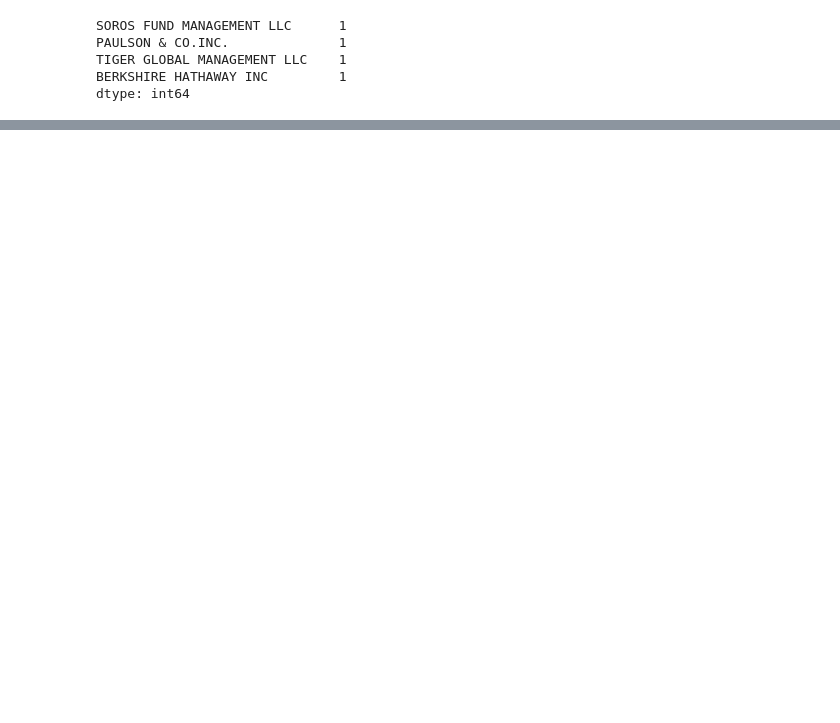
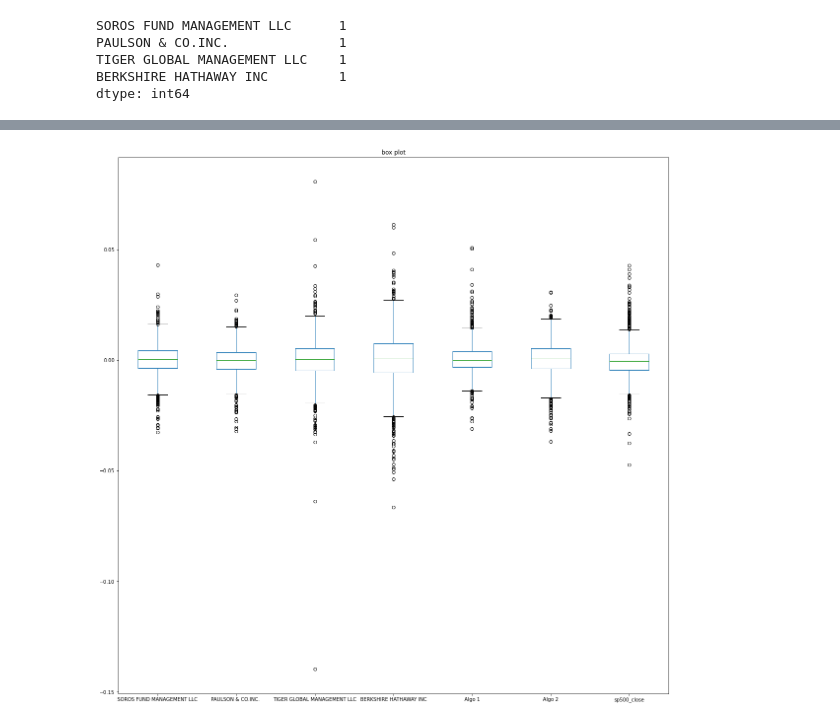
Before and after one commit to GEn-ops/PANDAS, a Jupyter notebook: PANDAS.ipynb, the cells around one changed output, grey strips where cells are left out. Saved outputs shown, nothing was run; the diff lists cells and outputs as text; code cells hidden in the pictures; blank space fills up the shorter version.

```diff
--- a/PANDAS.ipynb
+++ b/PANDAS.ipynb
@@ -27,0 +246,4 @@ dtype: int64
+# %%
+combine_df.plot.box(figsize=(20,20), title = 'box plot') ;
+# %% [output]
+[figure, added]
```
Also changed, not shown: parts of 75 cells of this notebook.
